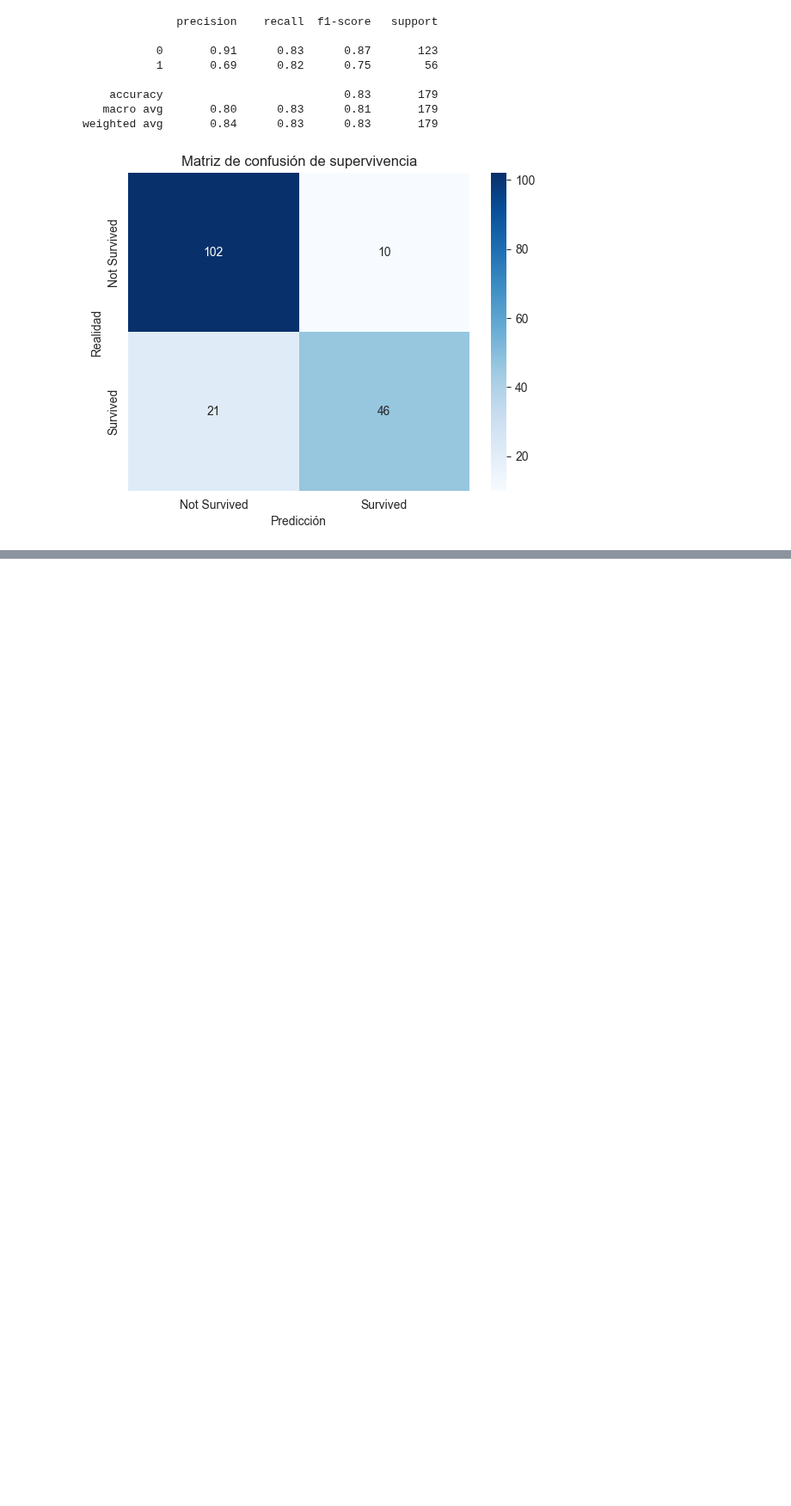
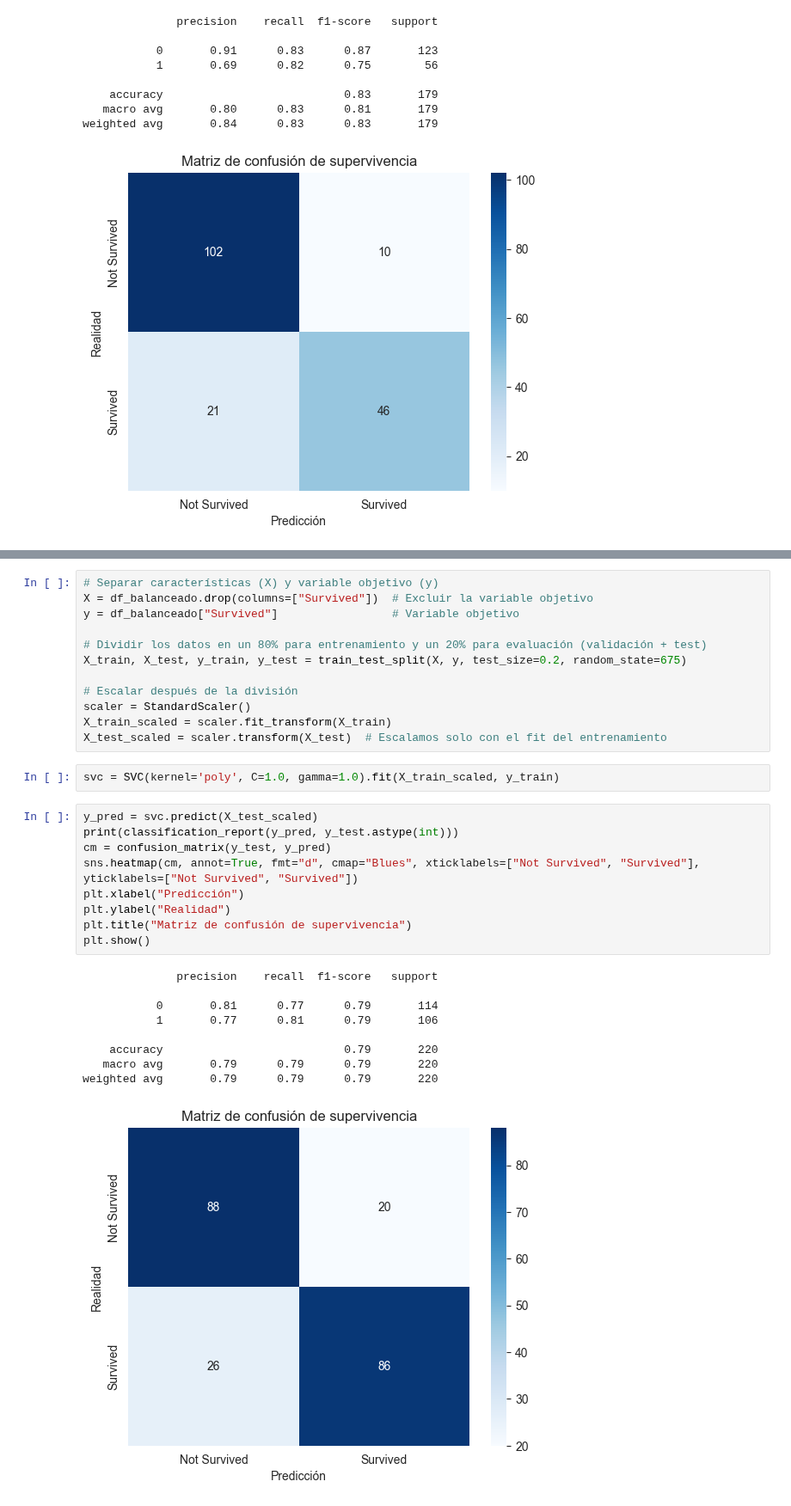
Before and after one commit to SamuehFDEZ/ProgramacionIA, a Jupyter notebook: UD7_AnalisisDeDatos/titanic.ipynb, the cells around one changed output, grey strips where cells are left out. Shown at 86% size. Cells and saved outputs as stored; diff of their text form; blank space fills up the shorter version.

```diff
--- a/UD7_AnalisisDeDatos/titanic.ipynb
+++ b/UD7_AnalisisDeDatos/titanic.ipynb
@@ -99,0 +141,33 @@ weighted avg       0.84      0.83      0.83       179
+# %%
+# Separar características (X) y variable objetivo (y)
+X = df_balanceado.drop(columns=["Survived"])  # Excluir la variable objetivo
+y = df_balanceado["Survived"]                 # Variable objetivo
+
+# Dividir los datos en un 80% para entrenamiento y un 20% para evaluación (validación + test)
+X_train, X_test, y_train, y_test = train_test_split(X, y, test_size=0.2, random_state=675)
+
+# Escalar después de la división
+scaler = StandardScaler()
+X_train_scaled = scaler.fit_transform(X_train)
+X_test_scaled = scaler.transform(X_test)  # Escalamos solo con el fit del entrenamiento
+# %%
+svc = SVC(kernel='poly', C=1.0, gamma=1.0).fit(X_train_scaled, y_train)
+# %%
+y_pred = svc.predict(X_test_scaled)
+print(classification_report(y_pred, y_test.astype(int)))
+cm = confusion_matrix(y_test, y_pred)
+sns.heatmap(cm, annot=True, fmt="d", cmap="Blues", xticklabels=["Not Survived", "Survived"], yticklabels=["Not Survived", "Survived"])
+plt.xlabel("Predicción")
+plt.ylabel("Realidad")
+plt.title("Matriz de confusión de supervivencia")
+plt.show()
+# %% [output]
+              precision    recall  f1-score   support
+
+           0       0.81      0.77      0.79       114
+           1       0.77      0.81      0.79       106
+
+    accuracy                           0.79       220
+   macro avg       0.79      0.79      0.79       220
+weighted avg       0.79      0.79      0.79       220
+[figure, added]
```
Also changed, not shown: parts of 2 cells of this notebook.
